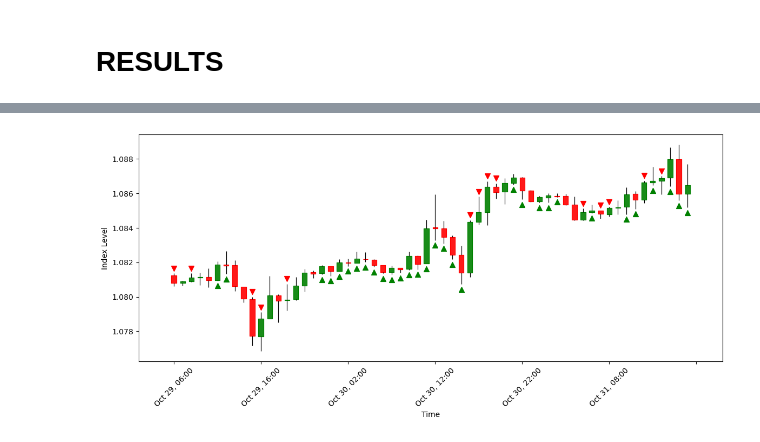
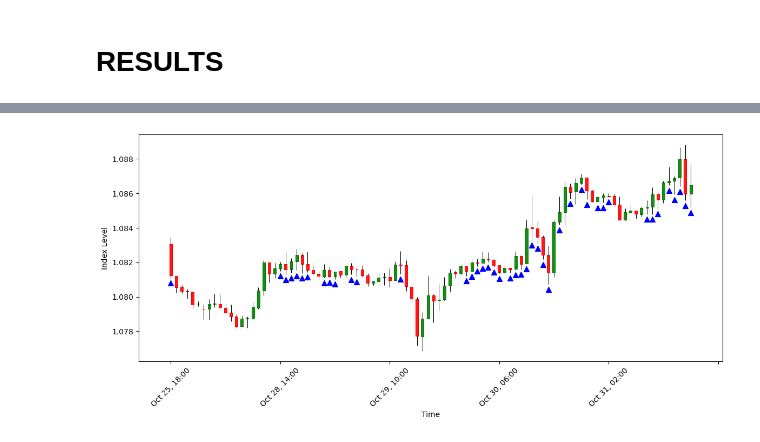
Before and after one commit to Priboy313/final-qualifying-work, a Jupyter notebook: main.ipynb, the cells around one changed output, grey strips where cells are left out. Saved outputs shown, nothing was run; the diff lists cells and outputs as text; code cells hidden in the pictures.

```diff
--- a/main.ipynb
+++ b/main.ipynb
@@ -219,7 +189,7 @@ warnings.simplefilter(action='ignore', category=FutureWarning)
 warnings.simplefilter(action='ignore', category=pd.errors.PerformanceWarning)
 warnings.simplefilter(action='ignore', category=pd.errors.SettingWithCopyWarning)
 
-i_ind = 5
+i_ind = 24
 df = set_rsi(df, i_ind, clas=True, abs_seg=False);
 df = set_sma(df, i_ind);
 df = set_lma(df, i_ind);
@@ -305,14 +270,16 @@ Index(['open', 'high', 'low', 'close', 'volume', 'grn_shd', 'red_shd',
 # %%
+list_base_time = ['weekday', 'daypart']
+
 list_base = ['open', 'high', 'low', 'close', 'volume']
 
 list_L1_ind = ['rsi', 'sma', 'lma', 'return', 'stoch']
 list_L1_cst = ['shd', 'trend', 'volume_']
 
-list_cat_feat = ['cls']
+list_cat_feat = ['cls', 'weekday', 'daypart']
 
 list_y = ['y_close']
 # %%
-XL1 = list_base.copy()
+XL1 = list_base_time.copy() + list_base.copy()
 for x1 in list_L1_cst + list_L1_ind:
     for x2 in list(train.columns):
         if x1 in x2: XL1.append(x2)
@@ -354,12 +321,14 @@ warnings.simplefilter(action='ignore', category=FutureWarning)
 warnings.simplefilter(action='ignore', category=pd.errors.PerformanceWarning)
 warnings.simplefilter(action='ignore', category=pd.errors.SettingWithCopyWarning)
 
-train[cat_features]  = train[cat_features].astype(int)
-train1[cat_features] = train[cat_features].astype(int)
-train2[cat_features] = train[cat_features].astype(int)
+def asint(x): return x.astype(int) if x.dtype == float else x
 
-valid[cat_features]  = valid[cat_features].astype(int)
-test[cat_features]   = test[cat_features].astype(int)
+train[cat_features]  = train[cat_features].apply(asint, axis=0)
+train1[cat_features] = train[cat_features].apply(asint, axis=0)
+train2[cat_features] = train[cat_features].apply(asint, axis=0)
+
+valid[cat_features]  = valid[cat_features].apply(asint, axis=0)
+test[cat_features]   = test[cat_features].apply(asint, axis=0)
 # %% [markdown]
 ## Level 1 - Regression
 # %% [markdown]
@@ -651,10 +622,11 @@ warnings.simplefilter(action='ignore', category=FutureWarning)
 warnings.simplefilter(action='ignore', category=pd.errors.PerformanceWarning)
 warnings.simplefilter(action='ignore', category=pd.errors.SettingWithCopyWarning)
 
-data = test.tail(12*5)
+data = test.tail(12*8)
+data.index = pd.to_datetime(data.index)
 
 threshold = 0
-threshold = 0.0003
+threshold = 0.0005
 
 data['ind_up'] = ((data['pred_y_up'] - data['pred_y_down']) > threshold).astype(float)
 data.loc[data['ind_up'] != 1, 'ind_up'] = float("NaN")
@@ -667,40 +639,40 @@ data.loc[data['ind_down'] == 1, 'ind_down'] = data['high'] + 0.0003
 
 add_plot = [
     mpf.make_addplot(data['ind_up'],
-                     type='scatter', color='g',
+                     type='scatter', color='blue',
                      marker='^', markersize=50,
                      panel=0,
                      ),
 
-    mpf.make_addplot(data['ind_down'],
-                     type='scatter', color='r',
-                     marker='v', markersize=50,
-                     panel=0
-                     )
+    # mpf.make_addplot(data['ind_down'],
+    #                  type='scatter', color='blue',
+    #                  marker='v', markersize=50,
+    #                  panel=0
+    #                  )
 ]
 
 mc = mpf.make_marketcolors(
     up='green', down='red',
     edge='inherit',
     wick='black',
     volume='in',
     ohlc='i',
 )
 
 s = mpf.make_mpf_style(
     marketcolors=mc,
 )
 
 mpf.plot(
     data,
     type='candle',
     volume=False,
     figsize=(15, 6),
     # title=my_title,
     ylabel='Index Level',
     xlabel='Time',
     style=s,
     addplot=add_plot
 )
 # %% [output]
-[figure, old version]
+[figure, new version]
```
Also changed, not shown: parts of 24 cells of this notebook, 4 other files.
